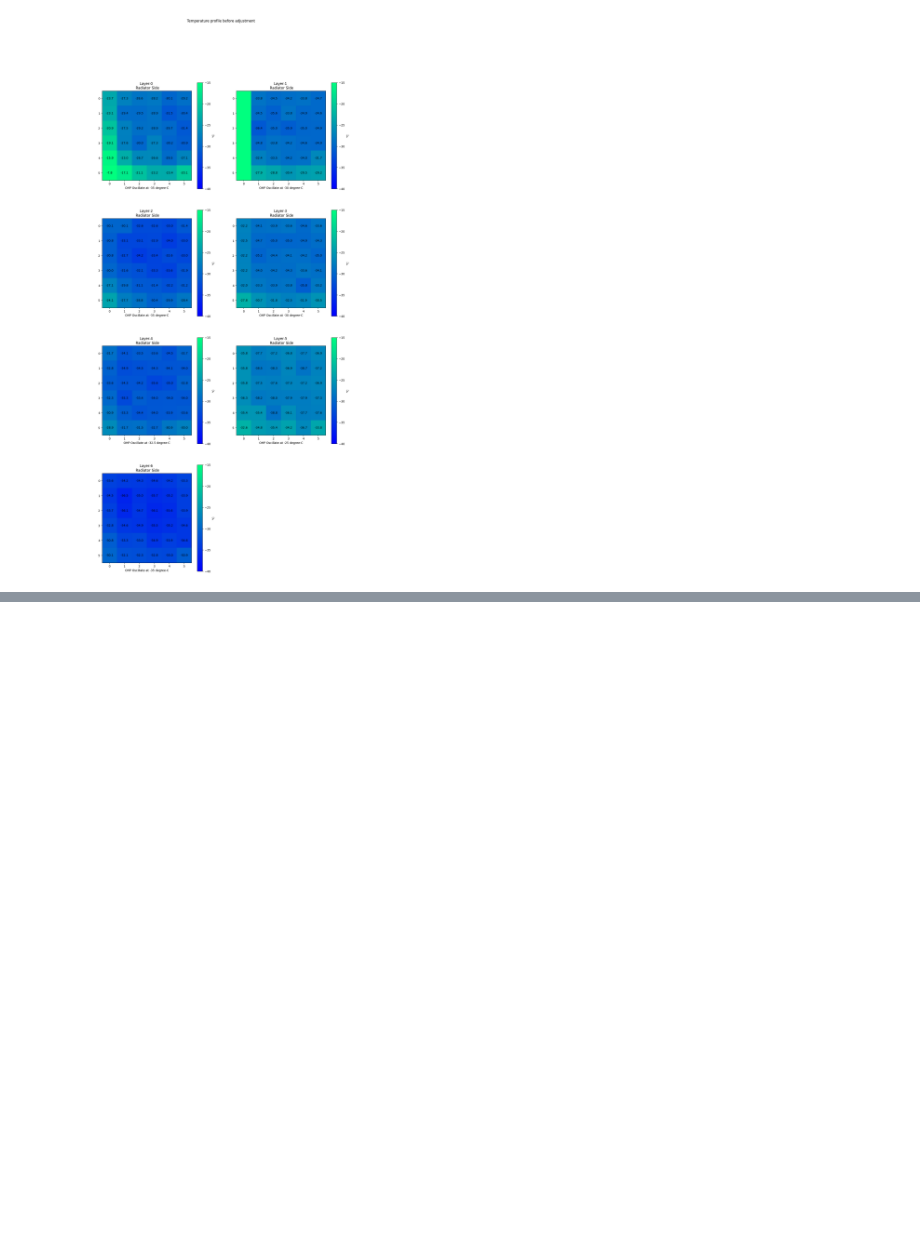
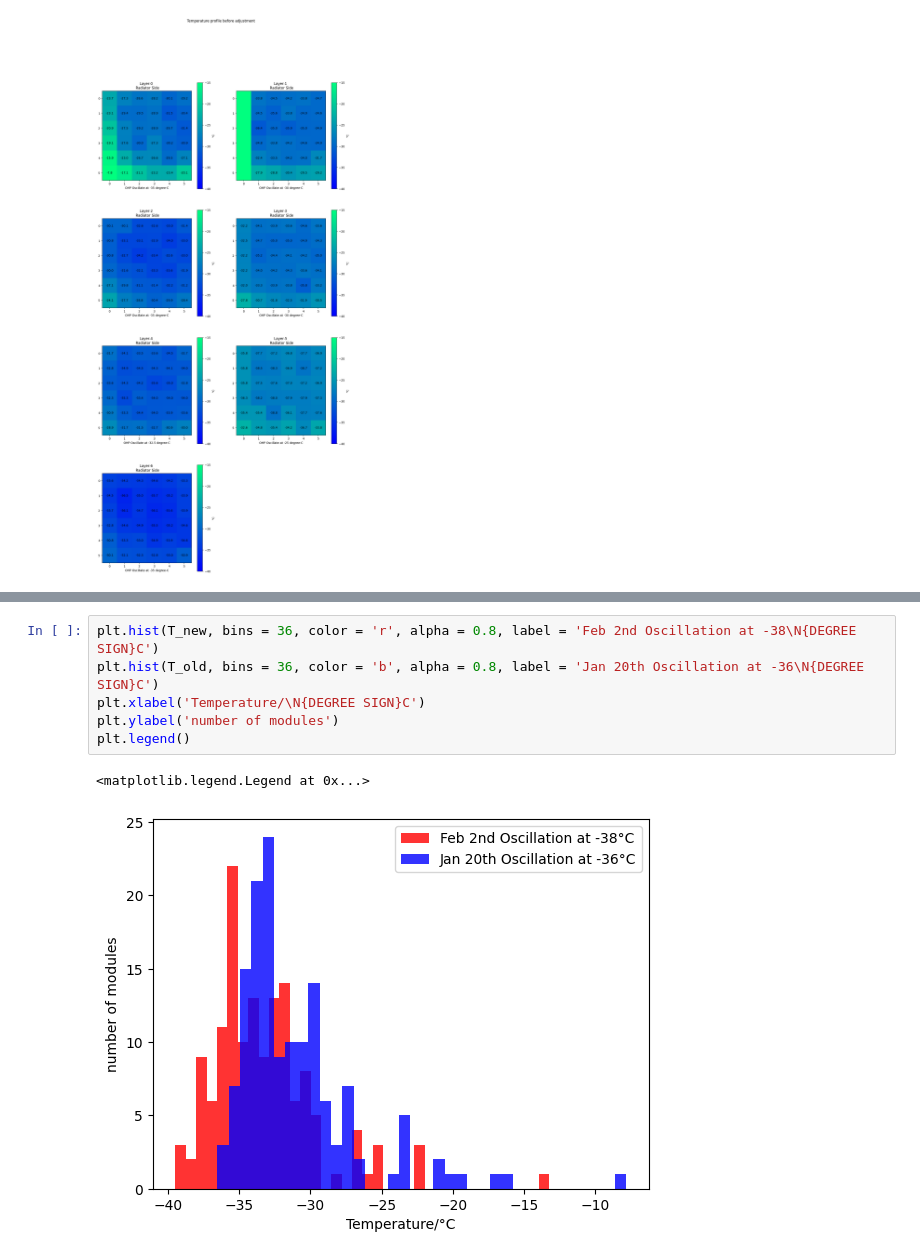
Before and after one commit to Eclipsedclaw/GAPS_thermal, a Jupyter notebook: tracker_temp.ipynb, the cells around one changed output, grey strips where cells are left out. Drawn from its saved outputs; the diff is of its cells as text; blank space fills up the shorter version.

```diff
--- a/tracker_temp.ipynb
+++ b/tracker_temp.ipynb
@@ -476,0 +581,9 @@ plt.show()
+# %%
+plt.hist(T_new, bins = 36, color = 'r', alpha = 0.8, label = 'Feb 2nd Oscillation at -38\N{DEGREE SIGN}C')
+plt.hist(T_old, bins = 36, color = 'b', alpha = 0.8, label = 'Jan 20th Oscillation at -36\N{DEGREE SIGN}C')
+plt.xlabel('Temperature/\N{DEGREE SIGN}C')
+plt.ylabel('number of modules')
+plt.legend()
+# %% [output]
+<matplotlib.legend.Legend at 0x...>
+[figure, added]
```
Also changed, not shown: parts of 7 cells of this notebook.
